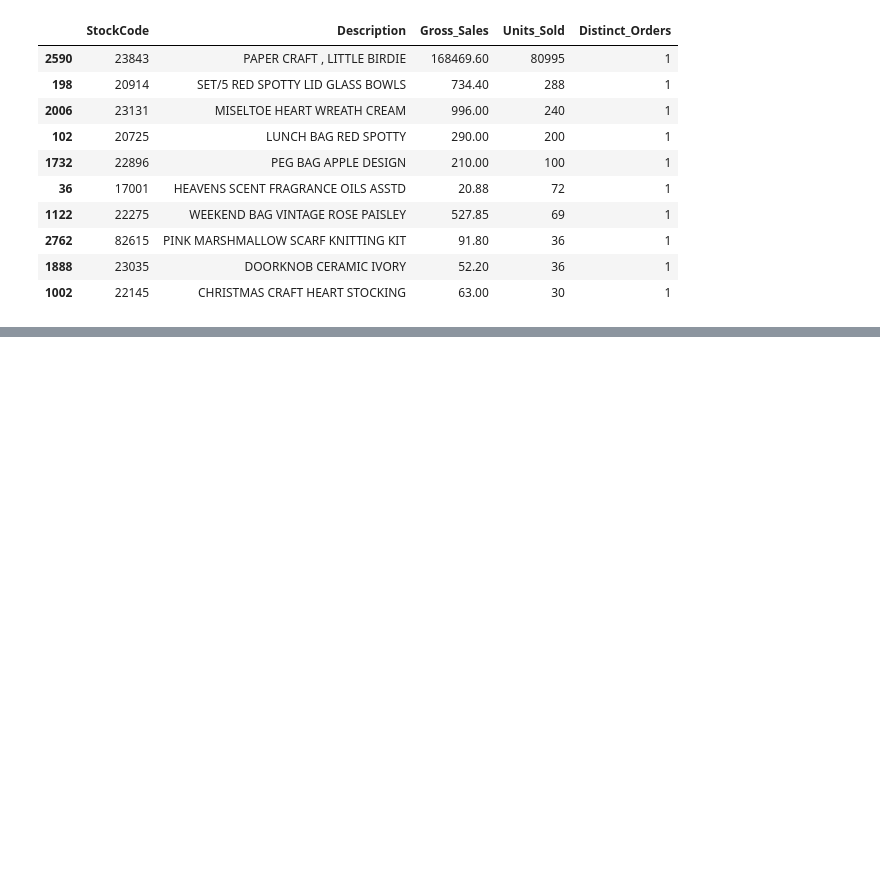
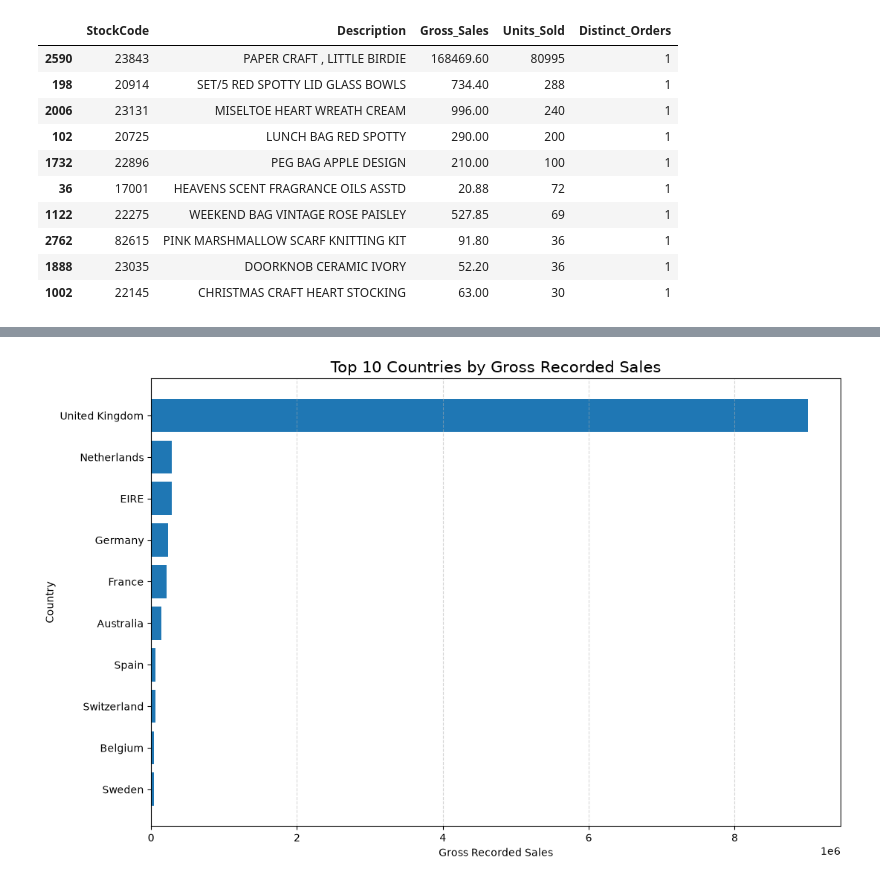
Before and after one commit to kartikeysharma2645/Analytics-Report-Insights, a Jupyter notebook: notebooks/ecommerce_sales_analysis.ipynb, the cells around one changed output, grey strips where cells are left out. Cells and saved outputs as stored; diff of their text form; code cells hidden in the pictures; blank space fills up the shorter version.

Commit message:
feat: add geographic and customer purchasing analysis

```diff
--- a/notebooks/ecommerce_sales_analysis.ipynb
+++ b/notebooks/ecommerce_sales_analysis.ipynb
@@ -784,0 +794,26 @@ Top 10 share of total sales: 10.82%
+# %%
+
+# Aggregate eligible sales by country
+country_sales = (
+    analysis_df.groupby("Country")
+    .agg(
+        Gross_Sales=("LineValue", "sum"),
+        Distinct_Orders=("InvoiceNo", "nunique"),
+        Units_Sold=("Quantity", "sum")
+    )
+    .reset_index()
+    .sort_values("Gross_Sales", ascending=False)
+)
+
+# Calculate each country's share of total gross recorded sales
+country_sales["Sales_Share_Percent"] = (
+    country_sales["Gross_Sales"]
+    / analysis_df["LineValue"].sum()
+    * 100
+)
+
+# Display the 10 leading countries by recorded sales
+display(country_sales.head(10).round({
+    "Gross_Sales": 2,
+    "Sales_Share_Percent": 2
+}))
@@ -784,0 +832,20 @@ Top 10 share of total sales: 10.82%
+# %%
+
+# Reverse the order so the leading market appears at the top
+plot_data = country_sales.head(10).sort_values("Gross_Sales")
+
+plt.figure(figsize=(11, 7))
+
+plt.barh(
+    plot_data["Country"],
+    plot_data["Gross_Sales"]
+)
+
+plt.title("Top 10 Countries by Gross Recorded Sales", fontsize=15)
+plt.xlabel("Gross Recorded Sales")
+plt.ylabel("Country")
+plt.grid(axis="x", linestyle="--", alpha=0.5)
+plt.tight_layout()
+plt.show()
+# %% [output]
+[figure, added]
```
Also changed, not shown: parts of 7 cells of this notebook.
